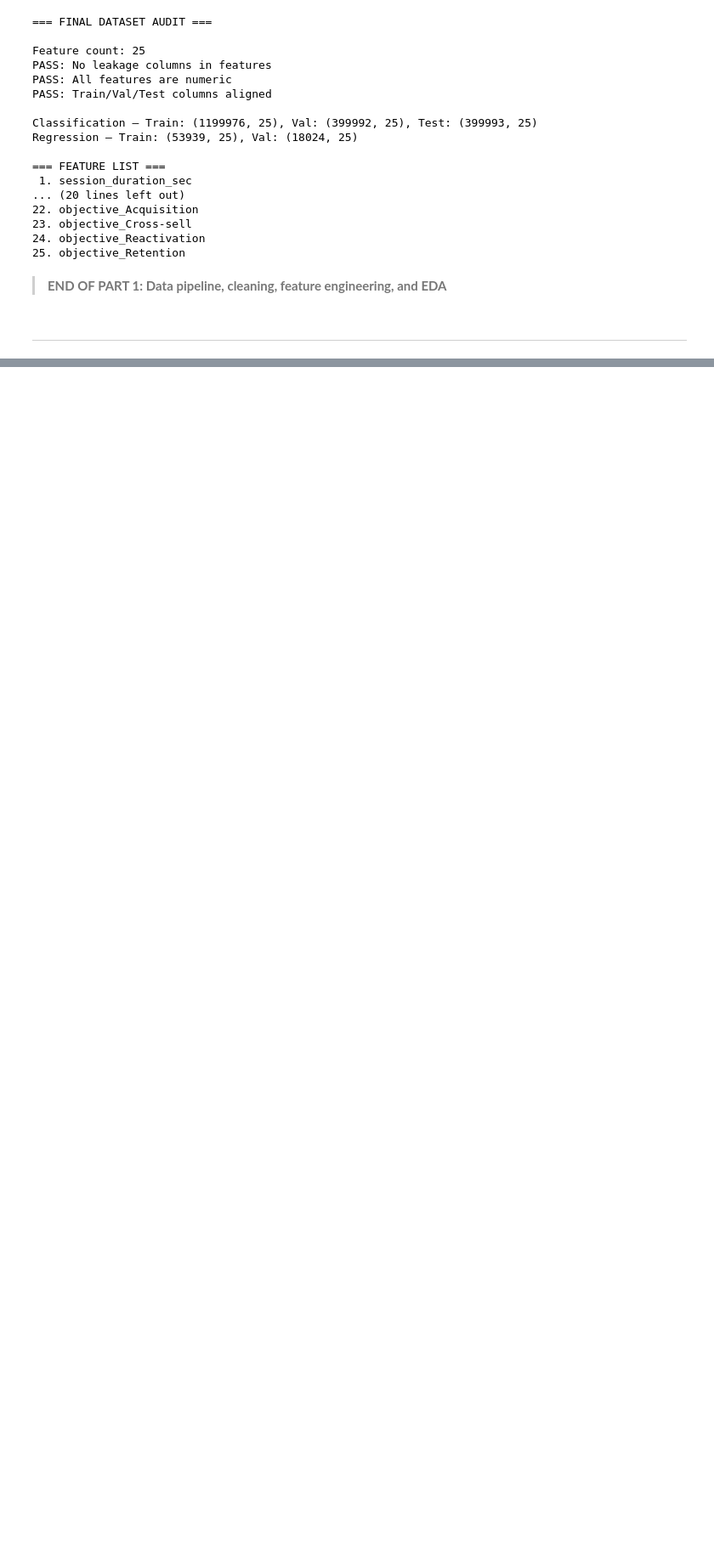
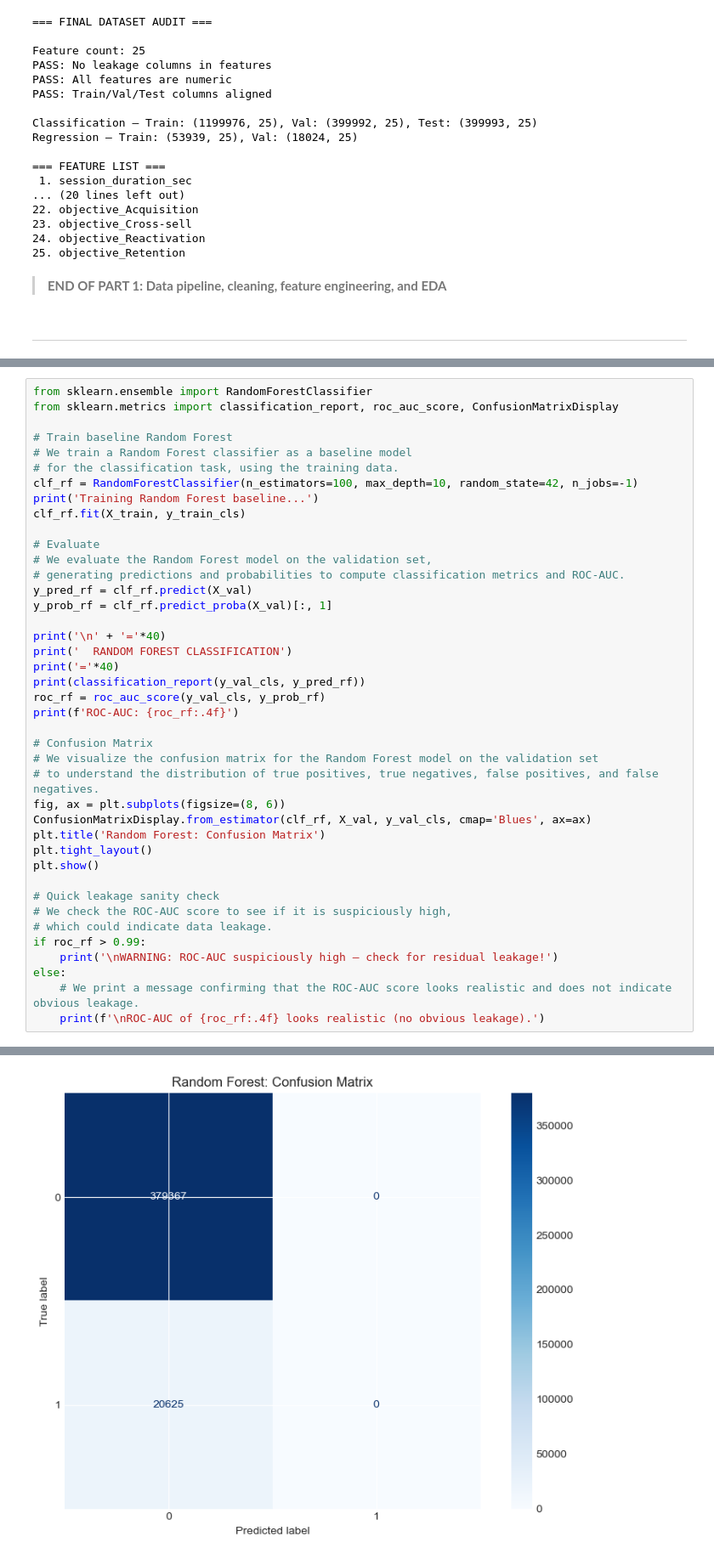
Before and after one commit to rynetroy/Predictive_Funnel_Analytics, a Jupyter notebook: delarosa_troy_SML_Predictive_Funnel_Analytics_.ipynb, the cells around one changed output, grey strips where cells are left out. Shown at 85% size. Saved outputs shown, nothing was run; the diff lists cells and outputs as text; blank space fills up the shorter version.

```diff
--- a/delarosa_troy_SML_Predictive_Funnel_Analytics_.ipynb
+++ b/delarosa_troy_SML_Predictive_Funnel_Analytics_.ipynb
@@ -1129,0 +1134,42 @@ Regression — Train: (53939, 25), Val: (18024, 25)
+# %%
+from sklearn.ensemble import RandomForestClassifier
+from sklearn.metrics import classification_report, roc_auc_score, ConfusionMatrixDisplay
+
+# Train baseline Random Forest
+# We train a Random Forest classifier as a baseline model
+# for the classification task, using the training data.
+clf_rf = RandomForestClassifier(n_estimators=100, max_depth=10, random_state=42, n_jobs=-1)
+print('Training Random Forest baseline...')
+clf_rf.fit(X_train, y_train_cls)
+
+# Evaluate
+# We evaluate the Random Forest model on the validation set,
+# generating predictions and probabilities to compute classification metrics and ROC-AUC.
+y_pred_rf = clf_rf.predict(X_val)
+y_prob_rf = clf_rf.predict_proba(X_val)[:, 1]
+
+print('\n' + '='*40)
+print('  RANDOM FOREST CLASSIFICATION')
+print('='*40)
+print(classification_report(y_val_cls, y_pred_rf))
+roc_rf = roc_auc_score(y_val_cls, y_prob_rf)
+print(f'ROC-AUC: {roc_rf:.4f}')
+
+# Confusion Matrix
+# We visualize the confusion matrix for the Random Forest model on the validation set
+# to understand the distribution of true positives, true negatives, false positives, and false negatives.
+fig, ax = plt.subplots(figsize=(8, 6))
+ConfusionMatrixDisplay.from_estimator(clf_rf, X_val, y_val_cls, cmap='Blues', ax=ax)
+plt.title('Random Forest: Confusion Matrix')
+plt.tight_layout()
+plt.show()
+
+# Quick leakage sanity check
+# We check the ROC-AUC score to see if it is suspiciously high,
+# which could indicate data leakage.
+if roc_rf > 0.99:
+    print('\nWARNING: ROC-AUC suspiciously high — check for residual leakage!')
+else:
+    # We print a message confirming that the ROC-AUC score looks realistic and does not indicate obvious leakage.
+    print(f'\nROC-AUC of {roc_rf:.4f} looks realistic (no obvious leakage).')
+# %% [output]
@@ -1129,0 +1191 @@ Regression — Train: (53939, 25), Val: (18024, 25)
+[figure, added]
```
Also changed, not shown: parts of 6 cells of this notebook.
